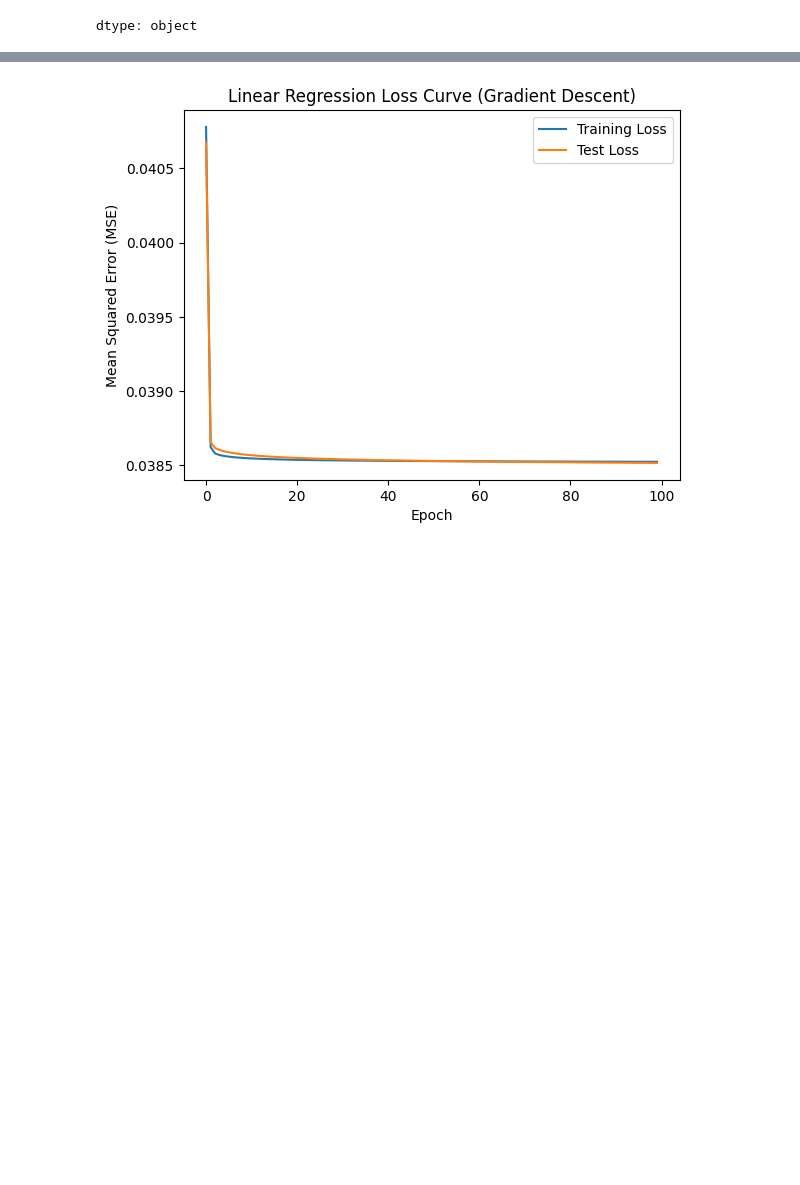
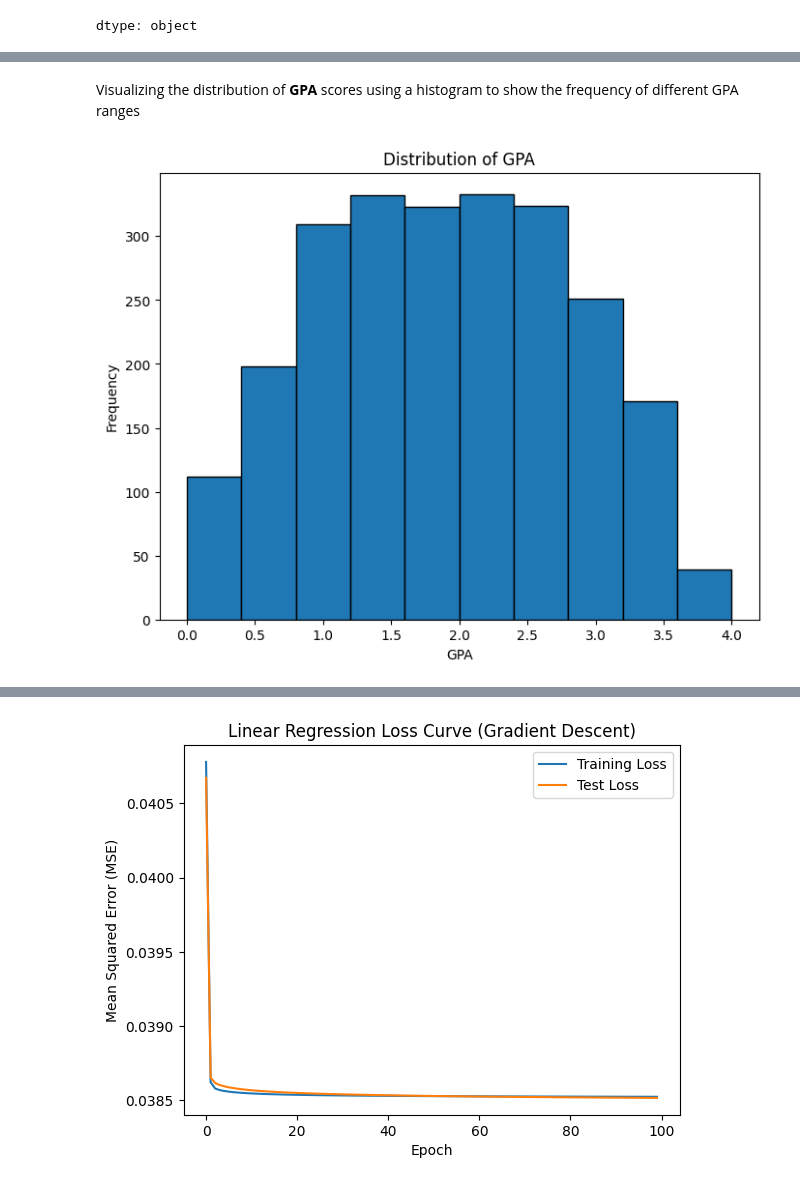
Before and after one commit to excelasaph/linear_regression_model, a Jupyter notebook: summative/linear_regression/multivariate.ipynb, the cells around one changed output, grey strips where cells are left out. Drawn from its saved outputs; the diff is of its cells as text; code cells hidden in the pictures; blank space fills up the shorter version.

```diff
--- a/summative/linear_regression/multivariate.ipynb
+++ b/summative/linear_regression/multivariate.ipynb
@@ -220,0 +273,11 @@ dtype: object
+# %% [markdown]
+Visualizing the distribution of **GPA** scores using a histogram to show the frequency of different GPA ranges
+# %%
+plt.figure(figsize=(8, 6))
+plt.hist(adv['GPA'], bins=10, edgecolor='black')
+plt.title('Distribution of GPA')
+plt.xlabel('GPA')
+plt.ylabel('Frequency')
+plt.show()
+# %% [output]
+[figure, added]
```
Also changed, not shown: parts of 31 cells of this notebook.
